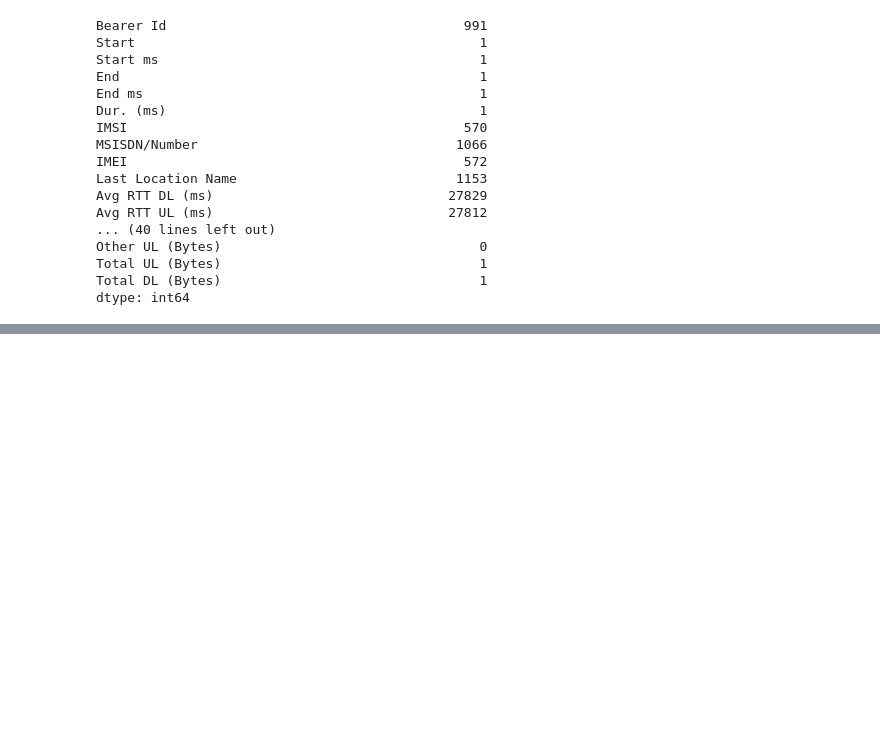
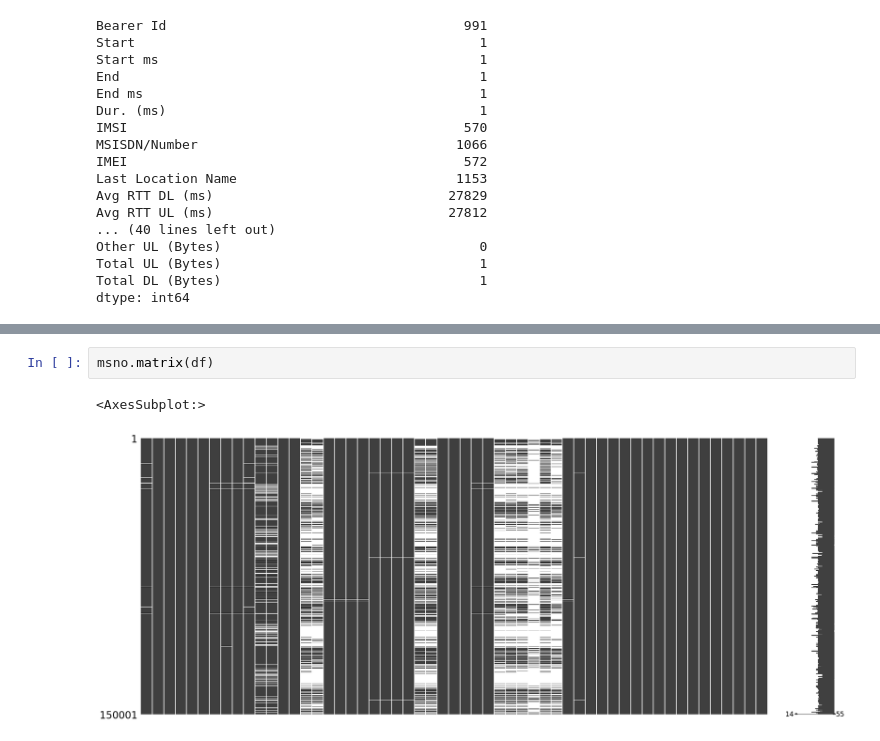
Before and after one commit to mekdes975/10telecom, a Jupyter notebook: notebooks/telecom.ipynb, the cells around one changed output, grey strips where cells are left out. Drawn from its saved outputs; the diff is of its cells as text; blank space fills up the shorter version.

```diff
--- a/notebooks/telecom.ipynb
+++ b/notebooks/telecom.ipynb
@@ -99,0 +157,5 @@ dtype: int64
+# %%
+msno.matrix(df)
+# %% [output]
+<AxesSubplot:>
+[figure, added]
```
Also changed, not shown: parts of 20 cells of this notebook.
